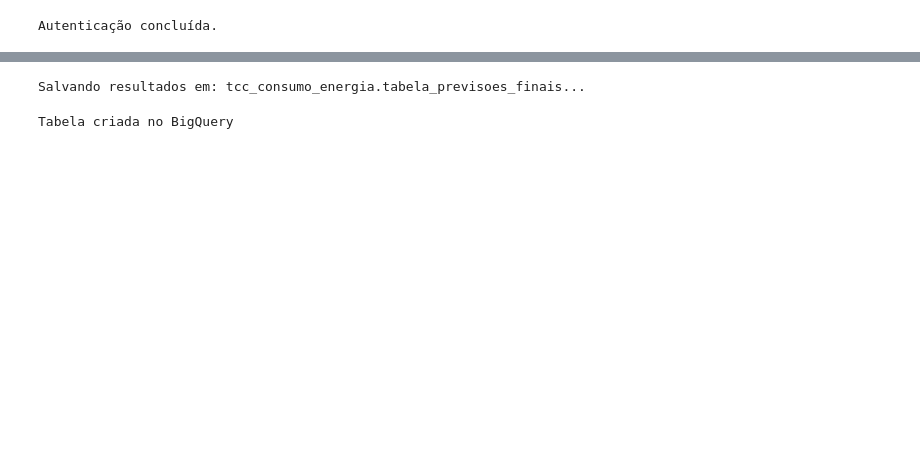
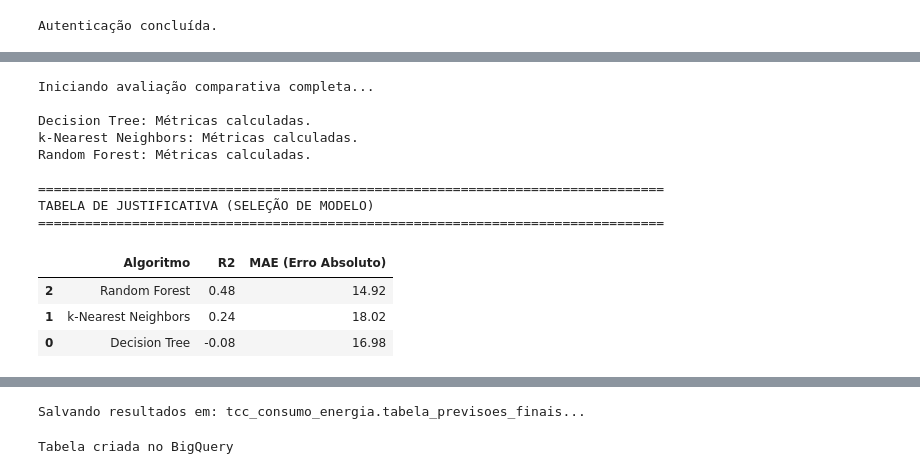
Before and after one commit to lhenriquesf/tcc_consumo_energia, a Jupyter notebook: notebooks/TCC_Analise_Consumo_Energia.ipynb, the cells around one changed output, grey strips where cells are left out. Drawn from its saved outputs; the diff is of its cells as text; code cells hidden in the pictures; blank space fills up the shorter version.

Commit message:
Novo modelo ML

```diff
--- a/notebooks/TCC_Analise_Consumo_Energia.ipynb
+++ b/notebooks/TCC_Analise_Consumo_Energia.ipynb
@@ -96,0 +117,56 @@ print("="*40 + "\n")
+# %%
+# 5. COMPARAÇÃO DE MODELOS (CÓDIGO DE SELEÇÃO)
+
+# Definindo os modelos com configurações padrão
+modelos_para_teste = {
+    "Decision Tree": DecisionTreeRegressor(random_state=42),
+    "k-Nearest Neighbors": KNeighborsRegressor(n_neighbors=5),
+    "Random Forest": RandomForestRegressor(n_estimators=100, random_state=42)
+}
+
+lista_resultados = []
+
+print("Iniciando avaliação comparativa completa...\n")
+
+for nome_modelo, modelo in modelos_para_teste.items():
+    # 1. Treinamento
+    modelo.fit(X_train, y_train)
+
+    # 2. Predição
+    y_pred_teste = modelo.predict(X_test)
+
+    # 3. Cálculo das Métricas (TODAS)
+    r2 = r2_score(y_test, y_pred_teste)
+    mae = mean_absolute_error(y_test, y_pred_teste)
+
+    lista_resultados.append({
+        "Algoritmo": nome_modelo,
+        "R2": r2,
+        "MAE (Erro Absoluto)": mae
+    })
+    print(f"{nome_modelo}: Métricas calculadas.")
+
+# Criando a tabela final
+df_comparativo = pd.DataFrame(lista_resultados)
+
+# Ordenando pelo melhor R²
+df_comparativo = df_comparativo.sort_values(by="R2", ascending=False)
+
+print("\n" + "="*80)
+print("TABELA DE JUSTIFICATIVA (SELEÇÃO DE MODELO)")
+print("="*80)
+display(df_comparativo)
+# %% [output]
+Iniciando avaliação comparativa completa...
+
+Decision Tree: Métricas calculadas.
+k-Nearest Neighbors: Métricas calculadas.
+Random Forest: Métricas calculadas.
+
+================================================================================
+TABELA DE JUSTIFICATIVA (SELEÇÃO DE MODELO)
+================================================================================
+|  | Algoritmo | R2 | MAE (Erro Absoluto) |
+| 2 | Random Forest | 0.48 | 14.92 |
+| 1 | k-Nearest Neighbors | 0.24 | 18.02 |
+| 0 | Decision Tree | -0.08 | 16.98 |
```
Also changed, not shown: parts of 10 cells of this notebook.
